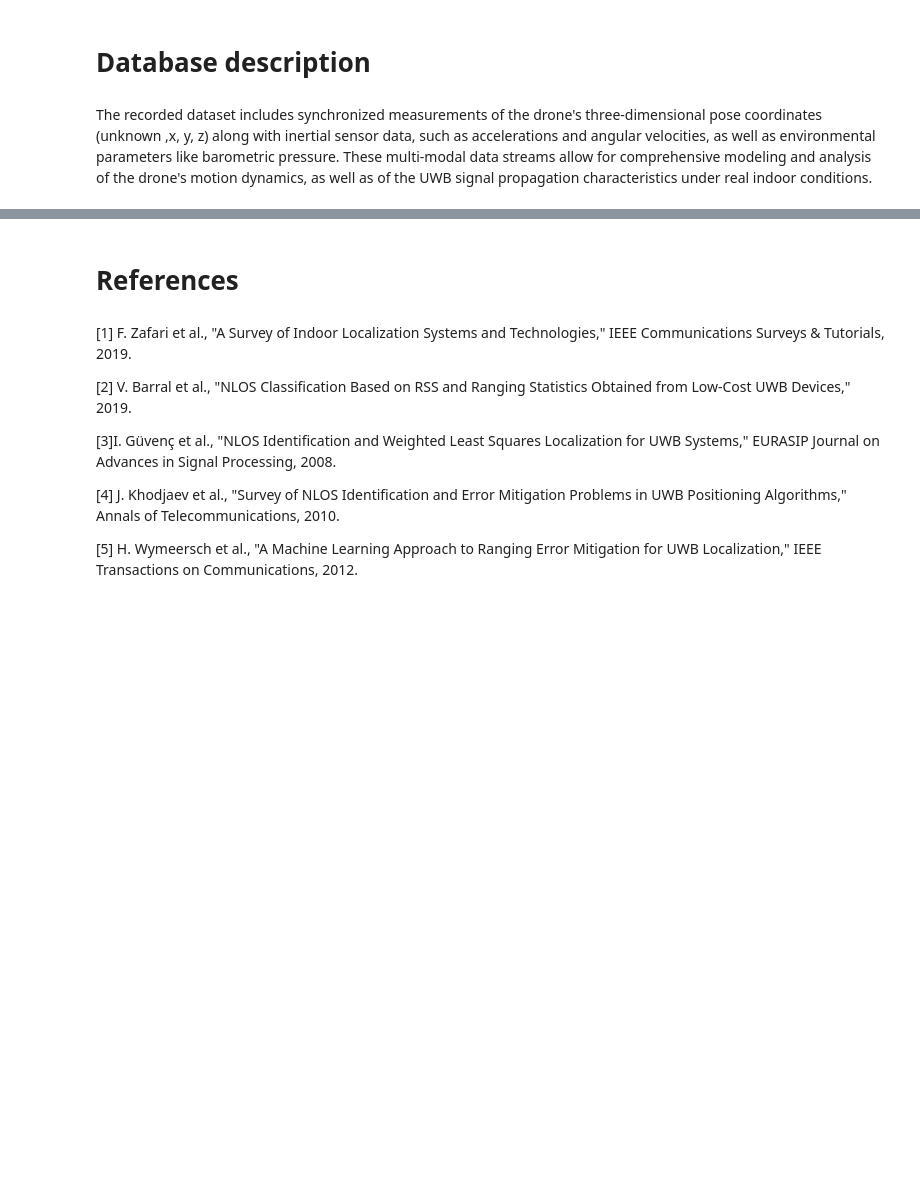
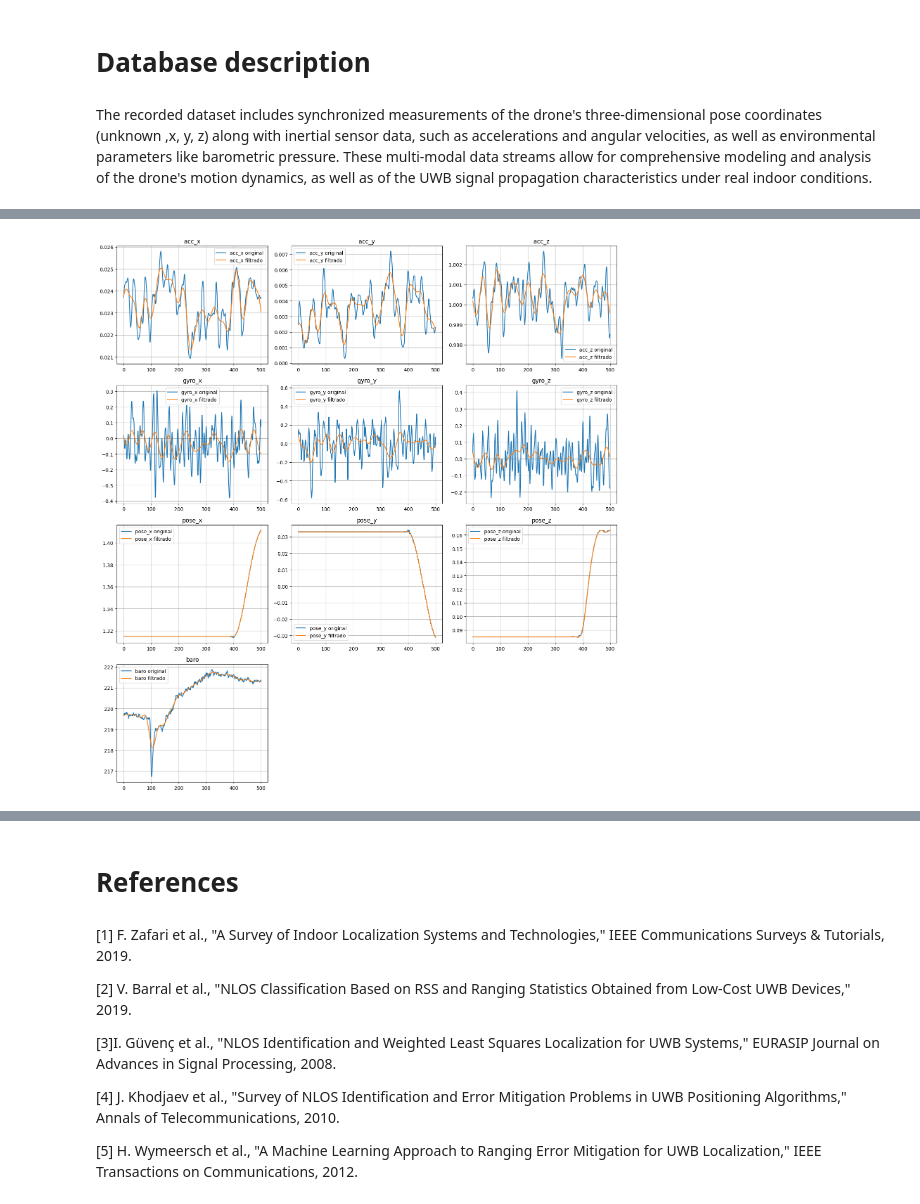
Before and after one commit to BREIMER606/Programaci-n-Cient-fica, a Jupyter notebook: Laboratorio_1/Lab1_Pct.ipynb, the cells around one changed output, grey strips where cells are left out. Cells and saved outputs as stored; diff of their text form; code cells hidden in the pictures; blank space fills up the shorter version.

```diff
--- a/Laboratorio_1/Lab1_Pct.ipynb
+++ b/Laboratorio_1/Lab1_Pct.ipynb
@@ -26,3 +29,6 @@ from pathlib import Path
 # %%
 # Import data set
 df = pd.read_csv('const1-trial2-tdoa2.csv')
+
+cols = df.columns.values.reshape(9, 3)
+print(cols)
@@ -112,0 +70,66 @@ plt.show()
+# %%
+
+class DatasetProcessor:
+    def __init__(self, filepath):
+        self.df = pd.read_csv(filepath)
+        self.filtered = False
+
+    def filtro_butter(self, data, order=4, fs=100, cutoff=5):
+        nyq = 0.5 * fs
+        normal_cutoff = cutoff / nyq
+        b, a = butter(order, normal_cutoff, btype='low', analog=False)
+        y = filtfilt(b, a, data)
+        return y
+
+    def aplicar_filtro(self, columnas, order=4, cutoff=5):
+        columnas_a_usar = columnas + ['t_pose'] if 't_pose' in self.df.columns else columnas
+        self.df = self.df.dropna(subset=columnas_a_usar)
+
+        tiempo = self.df['t_pose'].values
+        fs = 1 / np.mean(np.diff(tiempo))
+        self.fs = fs
+
+        for col in columnas:
+            self.df[col + '_filt'] = self.filtro_butter(self.df[col], order=order, fs=fs, cutoff=cutoff)
+
+        self.filtered = True
+
+    def graficar_comparacion_varias(self, variables, num_puntos=500, cols=3):
+        if not self.filtered:
+            print("Advertencia: Aún no se ha aplicado filtro. Usa aplicar_filtro() primero.")
+            return
+
+        num_vars = len(variables)
+        rows = math.ceil(num_vars / cols)
+
+        fig, axes = plt.subplots(rows, cols, figsize=(5*cols, 4*rows))
+        axes = axes.flatten()
+
+        for i, variable in enumerate(variables):
+            ax = axes[i]
+            ax.plot(self.df[variable].values[:num_puntos], label=f'{variable} original')
+            ax.plot(self.df[variable + '_filt'].values[:num_puntos], label=f'{variable} filtrado')
+            ax.set_title(variable)
+            ax.legend()
+            ax.grid(True)
+
+        for j in range(i+1, len(axes)):
+            axes[j].axis('off')
+
+        plt.tight_layout()
+        plt.show()
+
+# Columnas físicas a filtrar excluyendo marcas de tiempo
+columnas_a_filtrar = [
+    'acc_x', 'acc_y', 'acc_z',
+    'gyro_x', 'gyro_y', 'gyro_z',
+    'pose_x', 'pose_y', 'pose_z',
+    'baro'
+]
+
+processor = DatasetProcessor('const1-trial2-tdoa2.csv')
+processor.aplicar_filtro(columnas_a_filtrar)
+
+processor.graficar_comparacion_varias(columnas_a_filtrar, num_puntos=500, cols=3)
+# %% [output]
+[figure, added]
```
Also changed, not shown: parts of 11 cells of this notebook, 1 other file.
